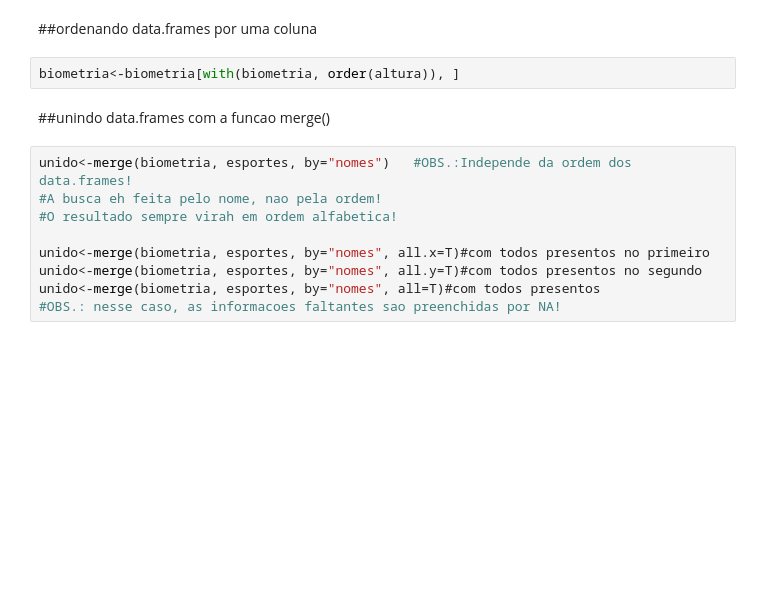
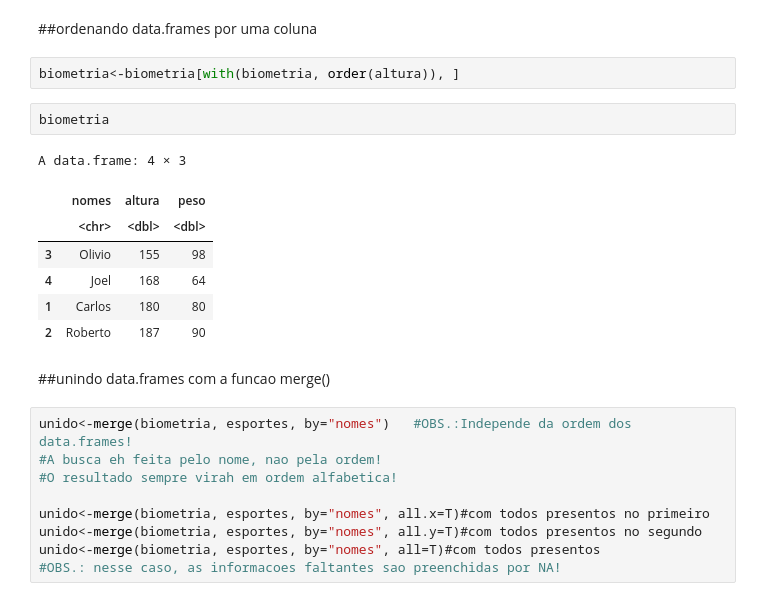
Before and after one commit to soueuwilliam/Estudos-R, a Jupyter notebook: IBS/Aulas/Aula02OperacoesVetorizadas.ipynb, the cells around one changed output. Saved outputs shown, nothing was run; the diff lists cells and outputs as text; blank space fills up the shorter version.

```diff
--- a/IBS/Aulas/Aula02OperacoesVetorizadas.ipynb
+++ b/IBS/Aulas/Aula02OperacoesVetorizadas.ipynb
@@ -267,6 +291,16 @@ x<-biometria[idx,]
 ##ordenando data.frames por uma coluna
 # %%
 biometria<-biometria[with(biometria, order(altura)), ]
+# %%
+biometria
+# %% [output]
+A data.frame: 4 × 3
+|  | nomes | altura | peso |
+|  | <chr> | <dbl> | <dbl> |
+| 3 | Olivio | 155 | 98 |
+| 4 | Joel | 168 | 64 |
+| 1 | Carlos | 180 | 80 |
+| 2 | Roberto | 187 | 90 |
 # %% [markdown]
 ##unindo data.frames com a funcao merge()
 # %%
```
Also changed, not shown: parts of 10 cells of this notebook.
